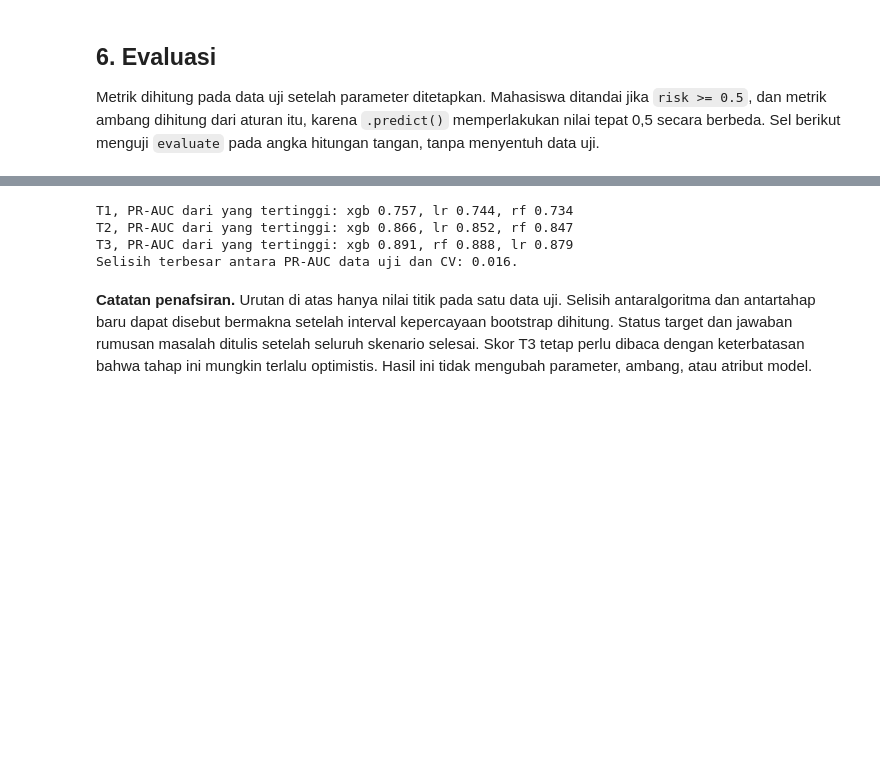
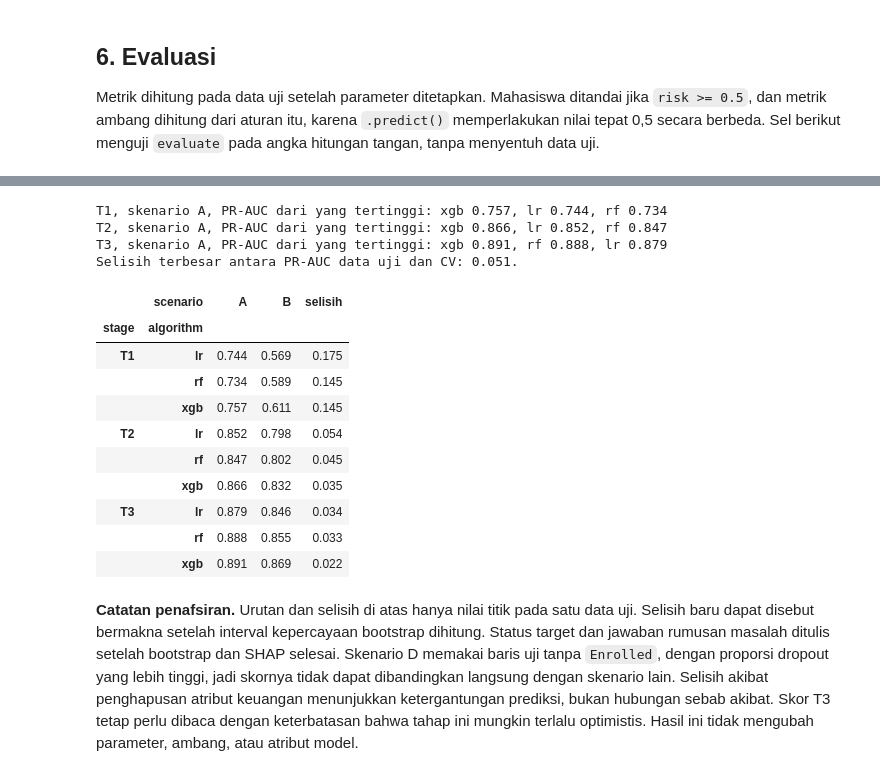
Before and after one commit to MapleKaedee/prediksi-dini-dropout, a Jupyter notebook: notebooks/dropout_experiments.ipynb, the cells around one changed output, grey strips where cells are left out. Cells and saved outputs as stored; diff of their text form; code cells hidden in the pictures; blank space fills up the shorter version.

```diff
--- a/notebooks/dropout_experiments.ipynb
+++ b/notebooks/dropout_experiments.ipynb
@@ -907,12 +1005,27 @@ Patokan terendah PR-AUC pada data uji: 0.318.
 # %%
 for stage in WITH_FINANCIAL:
-    ranked = sorted((entry for entry in metrics if entry["stage"] == stage), key=lambda entry: entry["pr_auc"], reverse=True)
-    print(f"{stage}, PR-AUC dari yang tertinggi: " + ", ".join(f"{entry['algorithm']} {entry['pr_auc']:.3f}" for entry in ranked))
+    scenario_a = (entry for entry in metrics if entry["scenario"] == "A" and entry["stage"] == stage)
+    ranked = sorted(scenario_a, key=lambda entry: entry["pr_auc"], reverse=True)
+    print(f"{stage}, skenario A, PR-AUC dari yang tertinggi: " + ", ".join(f"{entry['algorithm']} {entry['pr_auc']:.3f}" for entry in ranked))
 print(f"Selisih terbesar antara PR-AUC data uji dan CV: {max(abs(entry['pr_auc'] - entry['cv_pr_auc']) for entry in metrics):.3f}.")
+pd.DataFrame(metrics).query("scenario in ['A', 'B']").pivot(index=["stage", "algorithm"], columns="scenario", values="pr_auc").assign(
+    selisih=lambda table: table["A"] - table["B"]
+)
 # %% [output]
-T1, PR-AUC dari yang tertinggi: xgb 0.757, lr 0.744, rf 0.734
-T2, PR-AUC dari yang tertinggi: xgb 0.866, lr 0.852, rf 0.847
-T3, PR-AUC dari yang tertinggi: xgb 0.891, rf 0.888, lr 0.879
-Selisih terbesar antara PR-AUC data uji dan CV: 0.016.
+T1, skenario A, PR-AUC dari yang tertinggi: xgb 0.757, lr 0.744, rf 0.734
+T2, skenario A, PR-AUC dari yang tertinggi: xgb 0.866, lr 0.852, rf 0.847
+T3, skenario A, PR-AUC dari yang tertinggi: xgb 0.891, rf 0.888, lr 0.879
+Selisih terbesar antara PR-AUC data uji dan CV: 0.051.
+|  | scenario | A | B | selisih |
+| stage | algorithm |  |  |  |
+| T1 | lr | 0.744 | 0.569 | 0.175 |
+|  | rf | 0.734 | 0.589 | 0.145 |
+|  | xgb | 0.757 | 0.611 | 0.145 |
+| T2 | lr | 0.852 | 0.798 | 0.054 |
+|  | rf | 0.847 | 0.802 | 0.045 |
+|  | xgb | 0.866 | 0.832 | 0.035 |
+| T3 | lr | 0.879 | 0.846 | 0.034 |
+|  | rf | 0.888 | 0.855 | 0.033 |
+|  | xgb | 0.891 | 0.869 | 0.022 |
 # %% [markdown]
-**Catatan penafsiran.** Urutan di atas hanya nilai titik pada satu data uji. Selisih antaralgoritma dan antartahap baru dapat disebut bermakna setelah interval kepercayaan bootstrap dihitung. Status target dan jawaban rumusan masalah ditulis setelah seluruh skenario selesai. Skor T3 tetap perlu dibaca dengan keterbatasan bahwa tahap ini mungkin terlalu optimistis. Hasil ini tidak mengubah parameter, ambang, atau atribut model.
+**Catatan penafsiran.** Urutan dan selisih di atas hanya nilai titik pada satu data uji. Selisih baru dapat disebut bermakna setelah interval kepercayaan bootstrap dihitung. Status target dan jawaban rumusan masalah ditulis setelah bootstrap dan SHAP selesai. Skenario D memakai baris uji tanpa `Enrolled`, dengan proporsi dropout yang lebih tinggi, jadi skornya tidak dapat dibandingkan langsung dengan skenario lain. Selisih akibat penghapusan atribut keuangan menunjukkan ketergantungan prediksi, bukan hubungan sebab akibat. Skor T3 tetap perlu dibaca dengan keterbatasan bahwa tahap ini mungkin terlalu optimistis. Hasil ini tidak mengubah parameter, ambang, atau atribut model.
```
Also changed, not shown: parts of 8 cells of this notebook, 1 other file.
